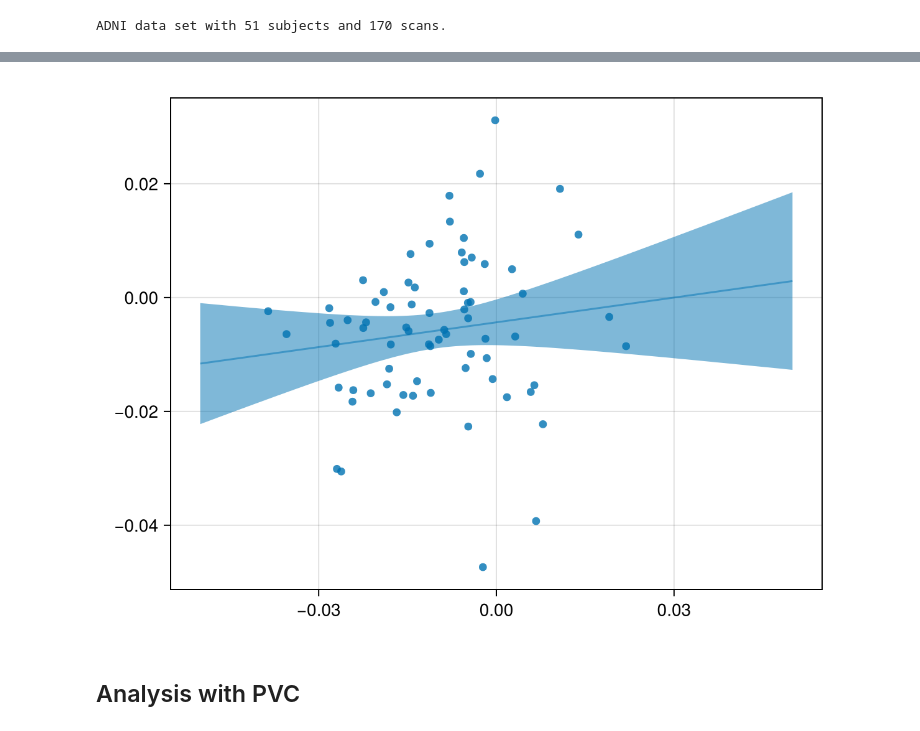
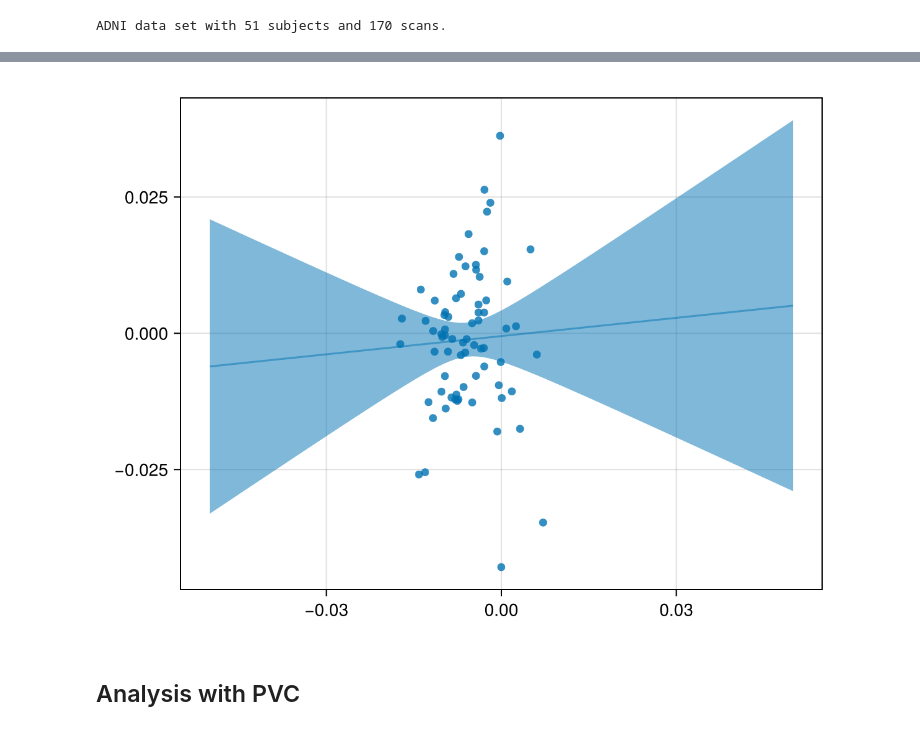
Before and after one commit to PavanChaggar/local-fkpp, a Jupyter notebook: adni/inference/analysis/notebooks/pvc_analysis.ipynb, the cells around one changed output, grey strips where cells are left out. Saved outputs shown, nothing was run; the diff lists cells and outputs as text; code cells hidden in the pictures.

```diff
--- a/adni/inference/analysis/notebooks/pvc_analysis.ipynb
+++ b/adni/inference/analysis/notebooks/pvc_analysis.ipynb
@@ -298,26 +318,25 @@ using GLM
 # %%
-_icv_atr = [a ./ i[1]' for (a, i) in zip(atr, icv)]
+_icv_atr = [a ./ i' for (a, i) in zip(atr, icv)]
 icv_atr = [ic ./ ic[:,1] for ic in _icv_atr]
 suvr = calc_suvr.(d)
-
-scatter(vec(mean(reduce(hcat, get_diff.(icv_atr)), dims=2)), vec(mean(reduce(hcat, get_diff.(suvr)), dims=2)))
+subdata = [normalise(sd, u0, cc) for sd in subsuvr]
 
 
-df = DataFrame(d = vec(mean(reduce(hcat, get_diff.(suvr)), dims=2)), v = vec(mean(reduce(hcat, get_diff.(icv_atr)), dims=2)))
+df = DataFrame(d = vec(mean(reduce(hcat, get_diff.(subdata)), dims=2)), v = vec(mean(reduce(hcat, get_diff.(icv_atr)), dims=2)))
 
 ols = lm(@formula(v ~ d), df)
 pred = predict(ols, df)
 
 tdf = DataFrame(d = -0.05:0.001:0.05)
 pred = predict(ols, tdf, interval = :confidence, level = 0.95) |> dropmissing
 
 # f = scatter(vec(mean(reduce(hcat, get_diff.(subdata)), dims=2)), vec(mean(reduce(hcat, get_diff.(vols)), dims=2)), color=(cols[3], 0.8),)
 f = scatter(df.d, df.v, color=(cols[1], 0.8),)
 lines!(tdf.d, pred.prediction, color=(cols[1], 0.5))
 band!(tdf.d, pred.lower, pred.upper, color=(cols[1], 0.5))
 f
 # %% [output]
-[figure, old version]
+[figure, new version]
 # %% [markdown]
 ## Analysis with PVC
 # %%
```
Also changed, not shown: parts of 1 cell of this notebook, 1 other file.
